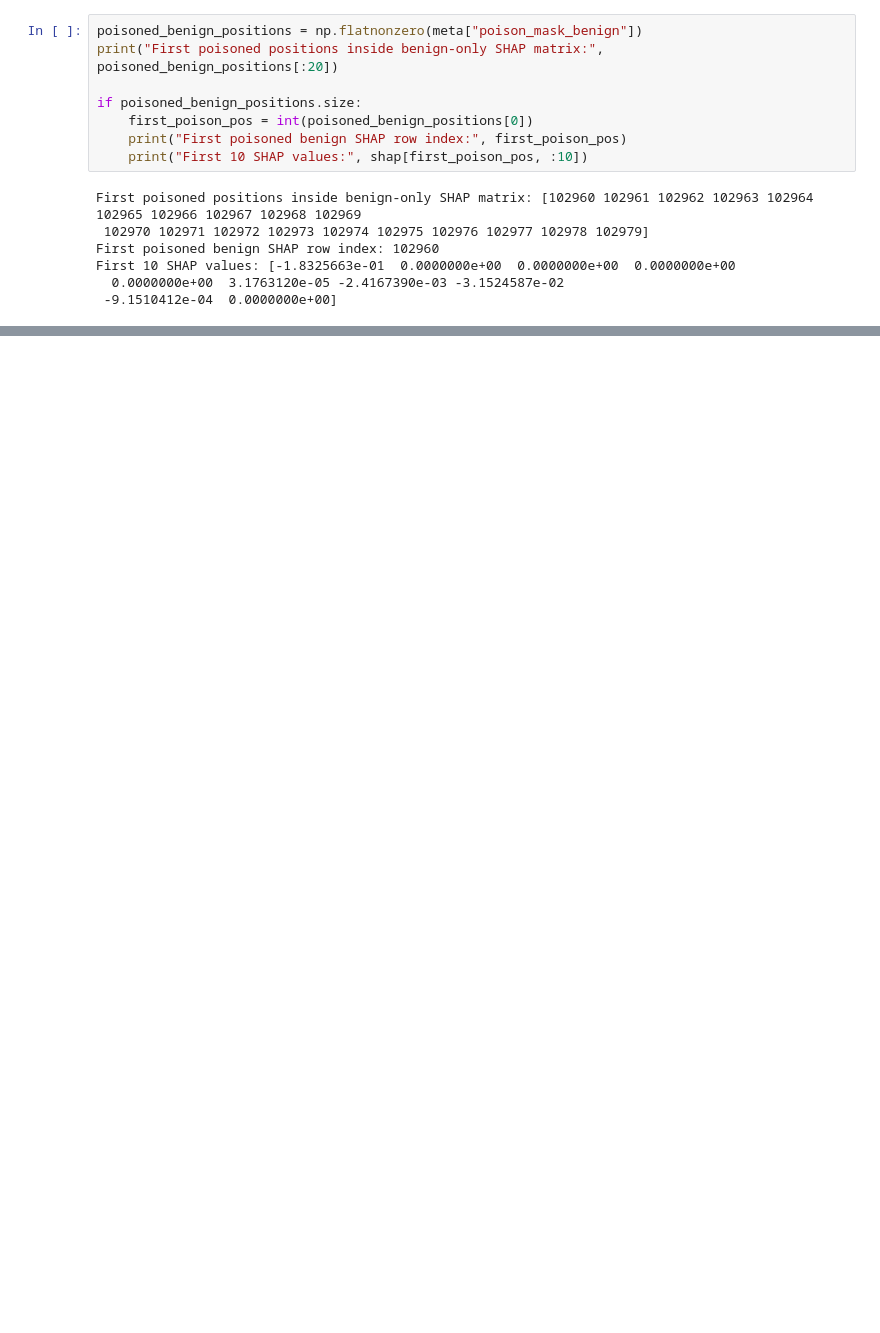
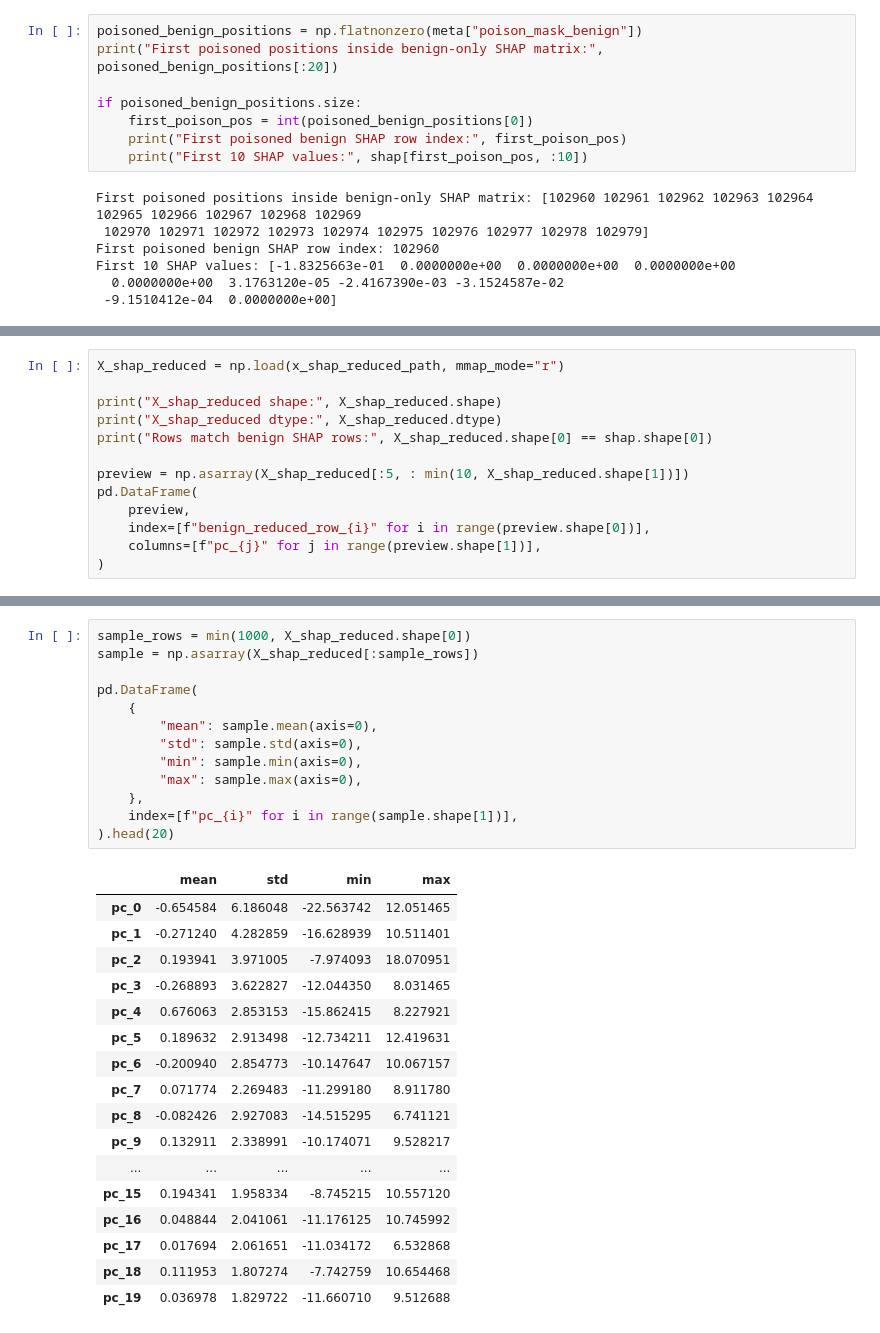
Before and after one commit to tebenia/gmm-mahal, a Jupyter notebook: notebooks/03_inspect_defense_artifacts.ipynb, the cells around one changed output, grey strips where cells are left out. Cells and saved outputs as stored; diff of their text form; blank space fills up the shorter version.

```diff
--- a/notebooks/03_inspect_defense_artifacts.ipynb
+++ b/notebooks/03_inspect_defense_artifacts.ipynb
@@ -185,0 +286,13 @@ First 10 SHAP values: [-1.8325663e-01  0.0000000e+00  0.0000000e+00  0.0000000e+
+# %%
+X_shap_reduced = np.load(x_shap_reduced_path, mmap_mode="r")
+
+print("X_shap_reduced shape:", X_shap_reduced.shape)
+print("X_shap_reduced dtype:", X_shap_reduced.dtype)
+print("Rows match benign SHAP rows:", X_shap_reduced.shape[0] == shap.shape[0])
+
+preview = np.asarray(X_shap_reduced[:5, : min(10, X_shap_reduced.shape[1])])
+pd.DataFrame(
+    preview,
+    index=[f"benign_reduced_row_{i}" for i in range(preview.shape[0])],
+    columns=[f"pc_{j}" for j in range(preview.shape[1])],
+)
@@ -185,0 +309,31 @@ First 10 SHAP values: [-1.8325663e-01  0.0000000e+00  0.0000000e+00  0.0000000e+
+# %%
+sample_rows = min(1000, X_shap_reduced.shape[0])
+sample = np.asarray(X_shap_reduced[:sample_rows])
+
+pd.DataFrame(
+    {
+        "mean": sample.mean(axis=0),
+        "std": sample.std(axis=0),
+        "min": sample.min(axis=0),
+        "max": sample.max(axis=0),
+    },
+    index=[f"pc_{i}" for i in range(sample.shape[1])],
+).head(20)
+# %% [output]
+|  | mean | std | min | max |
+| pc_0 | -0.654584 | 6.186048 | -22.563742 | 12.051465 |
+| pc_1 | -0.271240 | 4.282859 | -16.628939 | 10.511401 |
+| pc_2 | 0.193941 | 3.971005 | -7.974093 | 18.070951 |
+| pc_3 | -0.268893 | 3.622827 | -12.044350 | 8.031465 |
+| pc_4 | 0.676063 | 2.853153 | -15.862415 | 8.227921 |
+| pc_5 | 0.189632 | 2.913498 | -12.734211 | 12.419631 |
+| pc_6 | -0.200940 | 2.854773 | -10.147647 | 10.067157 |
+| pc_7 | 0.071774 | 2.269483 | -11.299180 | 8.911780 |
+| pc_8 | -0.082426 | 2.927083 | -14.515295 | 6.741121 |
+| pc_9 | 0.132911 | 2.338991 | -10.174071 | 9.528217 |
+| ... | ... | ... | ... | ... |
+| pc_15 | 0.194341 | 1.958334 | -8.745215 | 10.557120 |
+| pc_16 | 0.048844 | 2.041061 | -11.176125 | 10.745992 |
+| pc_17 | 0.017694 | 2.061651 | -11.034172 | 6.532868 |
+| pc_18 | 0.111953 | 1.807274 | -7.742759 | 10.654468 |
+| pc_19 | 0.036978 | 1.829722 | -11.660710 | 9.512688 |
```
Also changed, not shown: parts of 6 cells of this notebook, 12 other files.
